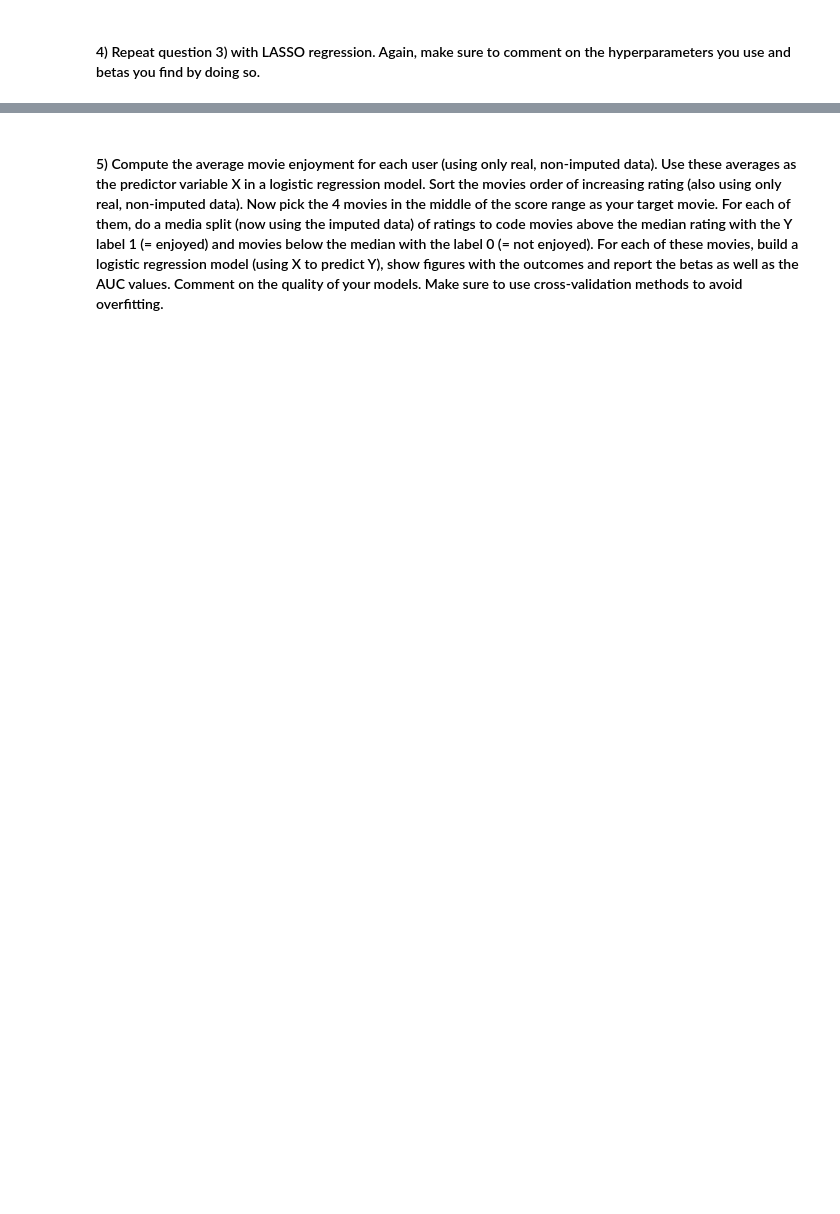
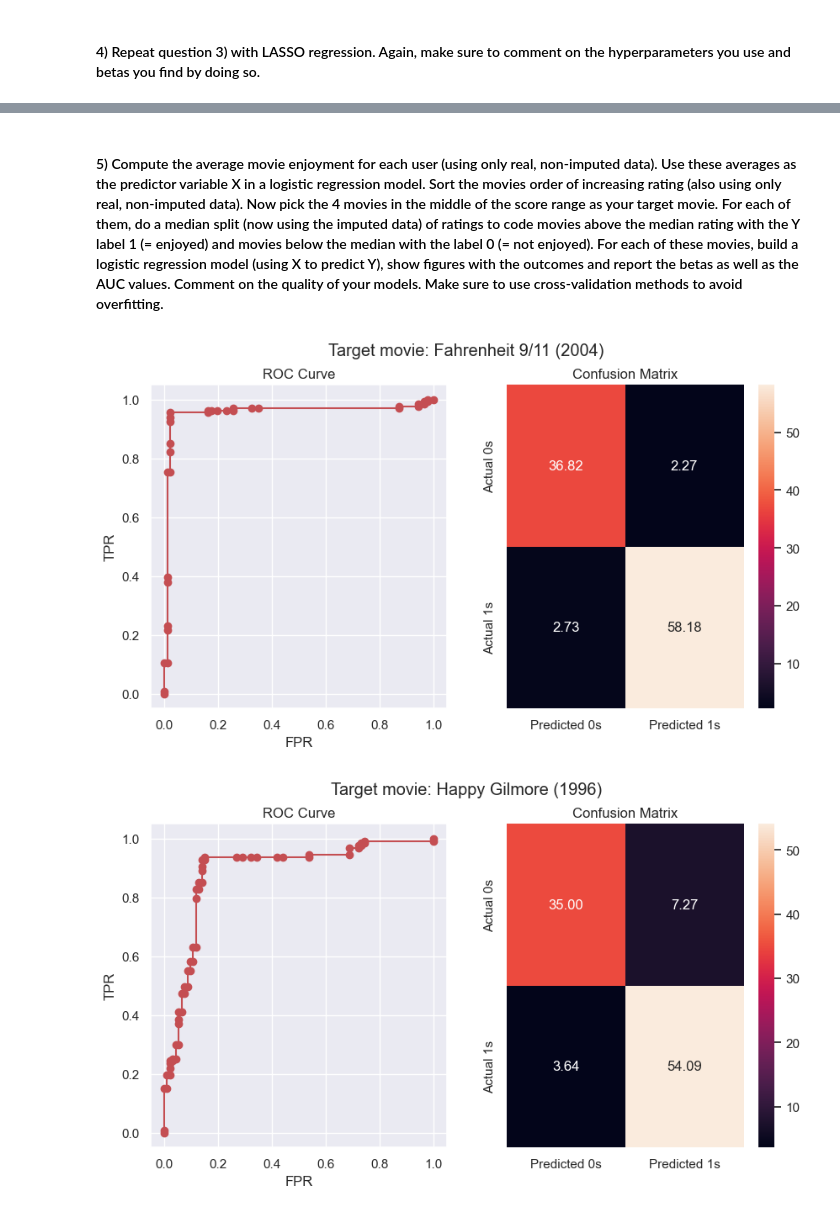
Before and after one commit to mindemory/datascience2022, a Jupyter notebook: datascience_project2.ipynb, the cells around one changed output, grey strips where cells are left out. Saved outputs shown, nothing was run; the diff lists cells and outputs as text; code cells hidden in the pictures; blank space fills up the shorter version.

```diff
--- a/datascience_project2.ipynb
+++ b/datascience_project2.ipynb
@@ -77,2 +383,9 @@ plt.show()
 # %% [markdown]
 #### 4) Repeat question 3) with LASSO regression. Again, make sure to comment on the hyperparameters you use and betas you find by doing so.
+# %%
+q4_df = df[middle_df.index]
+X = df[top10_df.index]
+idxs = np.arange(X.shape[0])
+train_idx, test_idx = train_test_split(idxs, test_size = 0.2, random_state = seed_val)
+X_train = X.iloc[train_idx, :]
+X_test = X.iloc[test_idx, :]
@@ -78,0 +413,13 @@ plt.show()
+# %%
+alphas_to_try_second_pass = np.linspace(1e-3, 1e-1, 200)
+params = {'alpha': alphas_to_try_second_pass}
+best_alpha = []
+for movie_idx in range(30):
+    # Target movie column
+    y = q4_df.iloc[:, movie_idx].values.reshape(-1, 1)
+    y_train = y[train_idx, :]
+    clf = GridSearchCV(Lasso(), params, scoring = 'r2', n_jobs=-1, cv = 10).fit(X_train, y_train)
+    best_alpha.append(clf.best_params_['alpha'])
+best_alpha = np.asarray(best_alpha)
+best_alpha[low_idx] = 1e-14
+print(best_alpha)
@@ -79,2 +489,51 @@ plt.show()
 # %% [markdown]
-#### 5) Compute the average movie enjoyment for each user (using only real, non-imputed data). Use these averages as the predictor variable X in a logistic regression model. Sort the movies order of increasing rating (also using only real, non-imputed data). Now pick the 4 movies in the middle of the score range as your target movie. For each of them, do a media split (now using the imputed data) of ratings to code movies above the median rating with the Y label 1 (= enjoyed) and movies below the median with the label 0 (= not enjoyed). For each of these movies, build a logistic regression model (using X to predict Y), show figures with the outcomes and report the betas as well as the AUC values. Comment on the quality of your models. Make sure to use cross-validation methods to avoid overfitting.
+#### 5) Compute the average movie enjoyment for each user (using only real, non-imputed data). Use these averages as the predictor variable X in a logistic regression model. Sort the movies order of increasing rating (also using only real, non-imputed data). Now pick the 4 movies in the middle of the score range as your target movie. For each of them, do a median split (now using the imputed data) of ratings to code movies above the median rating with the Y label 1 (= enjoyed) and movies below the median with the label 0 (= not enjoyed). For each of these movies, build a logistic regression model (using X to predict Y), show figures with the outcomes and report the betas as well as the AUC values. Comment on the quality of your models. Make sure to use cross-validation methods to avoid overfitting.
+# %%
+# Predictors
+X = real_df.iloc[:, :mov_count].mean(axis = 1).values.reshape(-1, 1) # average movie enjoyment for each user
+
+# Target
+avg_movie_rating = real_df.iloc[:, :mov_count].mean(axis = 0).sort_values(ascending = True)
+predictor_movies = avg_movie_rating[len(avg_movie_rating)//2 - 2:len(avg_movie_rating)//2 + 2].index
+y_rating = df[predictor_movies]
+
+auc_score = []
+betas = []
+intercepts = []
+
+for mov in predictor_movies:
+    # Median-split target variable
+    y = (y_rating[mov]>=y_rating[mov].median()).replace({True:1, False:0})
+    # Split data into train and test
+    X_train, X_test, y_train, y_test = train_test_split(
+        X, y, test_size = 0.2, random_state=seed_val)
+
+    # Logistic Regression Model
+    model = LogisticRegressionCV(random_state = seed_val, cv = 10)
+    model.fit(X_train, y_train)
+    betas.append(model.coef_[0][0])
+    intercepts.append(model.intercept_[0])
+
+    # Evaluate the model
+    p_pred = model.predict_proba(X_test)
+    y_pred = model.predict(X_test)
+
+    conf_m = confusion_matrix(y_test, y_pred, normalize = 'all')
+    fpr, tpr, _ = roc_curve(y_test, p_pred[:, 1])
+    auc_score.append(auc(fpr, tpr))
+
+    fig, ax = plt.subplots(1, 2, figsize = (10, 5))
+    plt.suptitle(f'Target movie: {mov}')
+    ax[0].plot(fpr, tpr, 'ro-')
+    ax[0].set_xlabel('FPR')
+    ax[0].set_ylabel('TPR')
+    ax[0].set_title('ROC Curve')
+
+    ax[1] = sns.heatmap(conf_m*100, annot = True, fmt = '.2f')
+    ax[1].xaxis.set(ticklabels=('Predicted 0s', 'Predicted 1s'))
+    ax[1].yaxis.set(ticklabels=('Actual 0s', 'Actual 1s'))
+    ax[1].set_title('Confusion Matrix')
+    plt.show()
+# %% [output]
+[figure, added]
+[figure, added]
```
Also changed, not shown: parts of 27 cells of this notebook, 5 other files.
